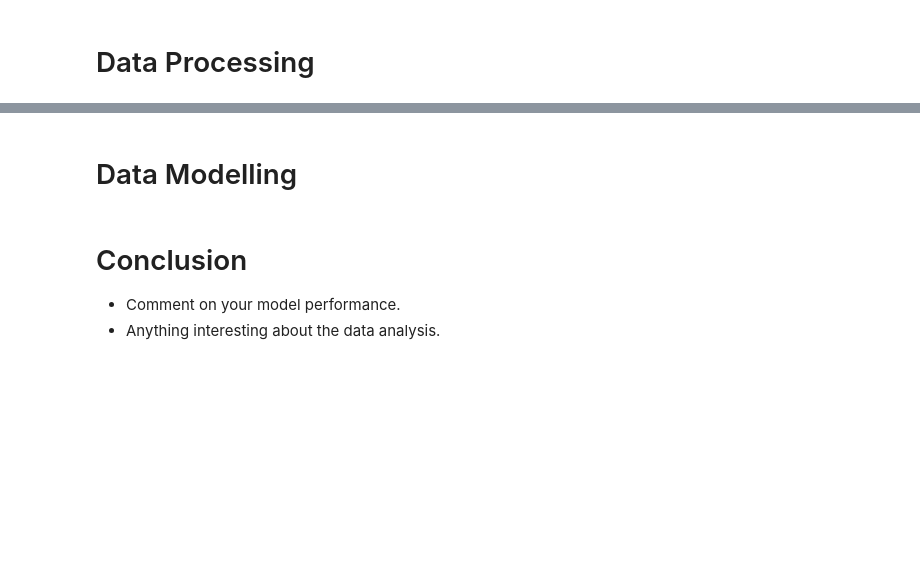
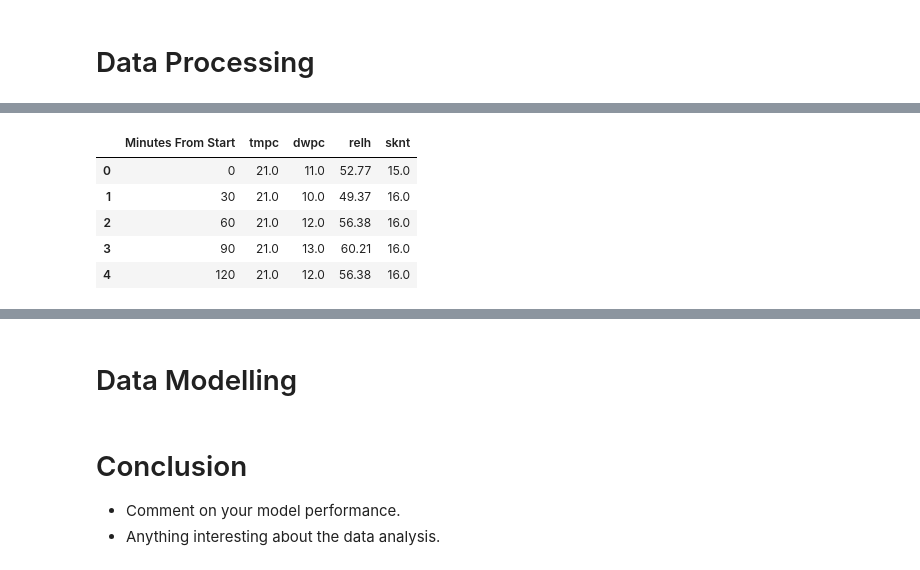
Before and after one commit to J0SHMEYER/Phase-2-Data-Science, a Jupyter notebook: submission.ipynb, the cells around one changed output, grey strips where cells are left out. Saved outputs shown, nothing was run; the diff lists cells and outputs as text; code cells hidden in the pictures; blank space fills up the shorter version.

Commit message:
created data frame

```diff
--- a/submission.ipynb
+++ b/submission.ipynb
@@ -100,3 +120,6 @@ fig.show()
 # Data Processing
 # %%
 # An exhaustive list of what you can do with Pandas dataframe is in this link: https://pandas.pydata.org/docs/reference/frame.html
+# %%
+dataset.drop(columns=["peak_wind_drct", "gust", " station", "valid"], inplace=True)
+dataset.head()
@@ -102,0 +133,17 @@ fig.show()
+# %%
+minutesFromStart = []
+
+for i in range(len(dataset["tmpc"])):
+    minutesFromStart.append(float(i*30))
+# %%
+df = pd.DataFrame(dataset)
+df.insert(0,'Minutes From Start', minutesFromStart )
+
+df.head()
+# %% [output]
+|  | Minutes From Start | tmpc | dwpc | relh | sknt |
+| 0 | 0 | 21.0 | 11.0 | 52.77 | 15.0 |
+| 1 | 30 | 21.0 | 10.0 | 49.37 | 16.0 |
+| 2 | 60 | 21.0 | 12.0 | 56.38 | 16.0 |
+| 3 | 90 | 21.0 | 13.0 | 60.21 | 16.0 |
+| 4 | 120 | 21.0 | 12.0 | 56.38 | 16.0 |
```
Also changed, not shown: parts of 4 cells of this notebook.
